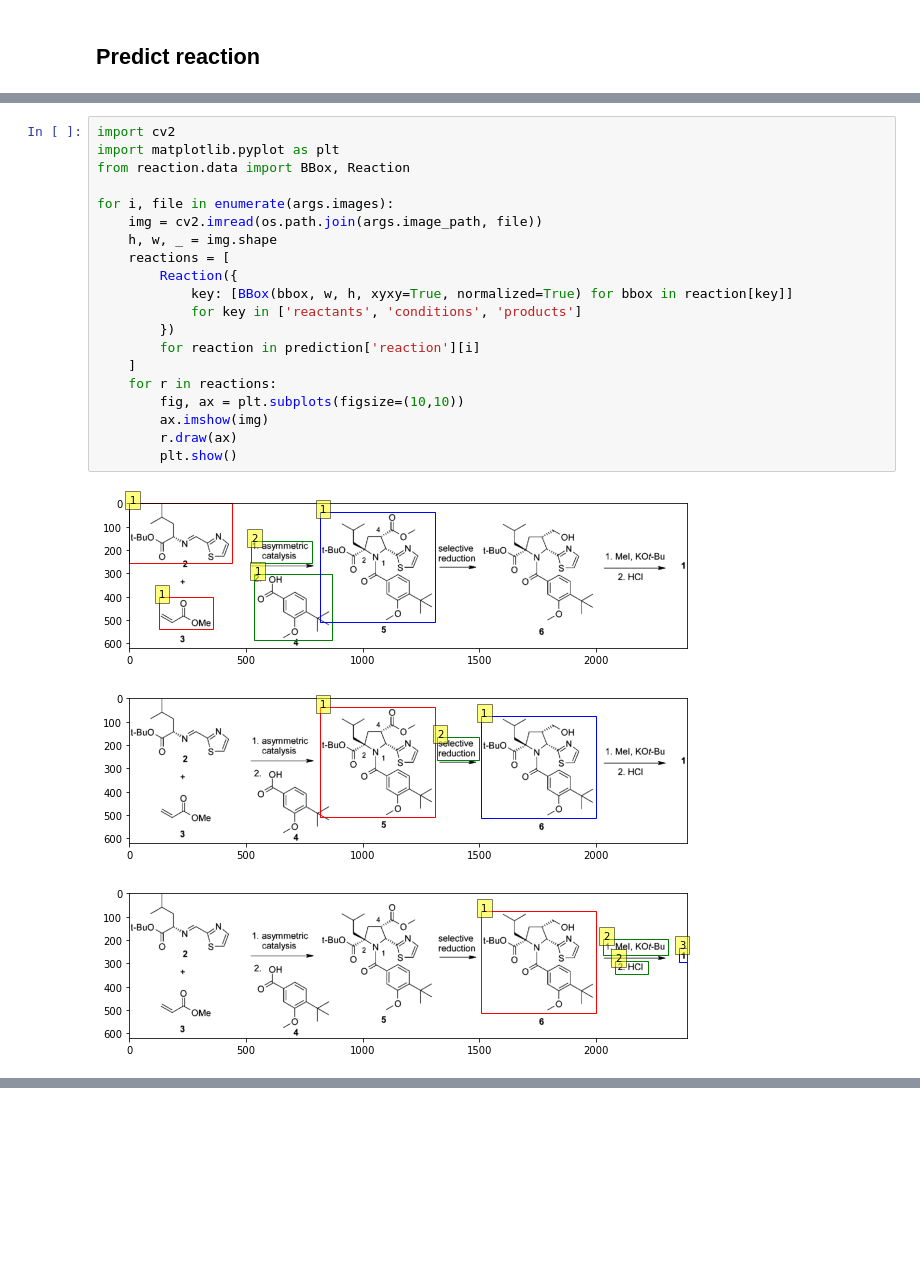
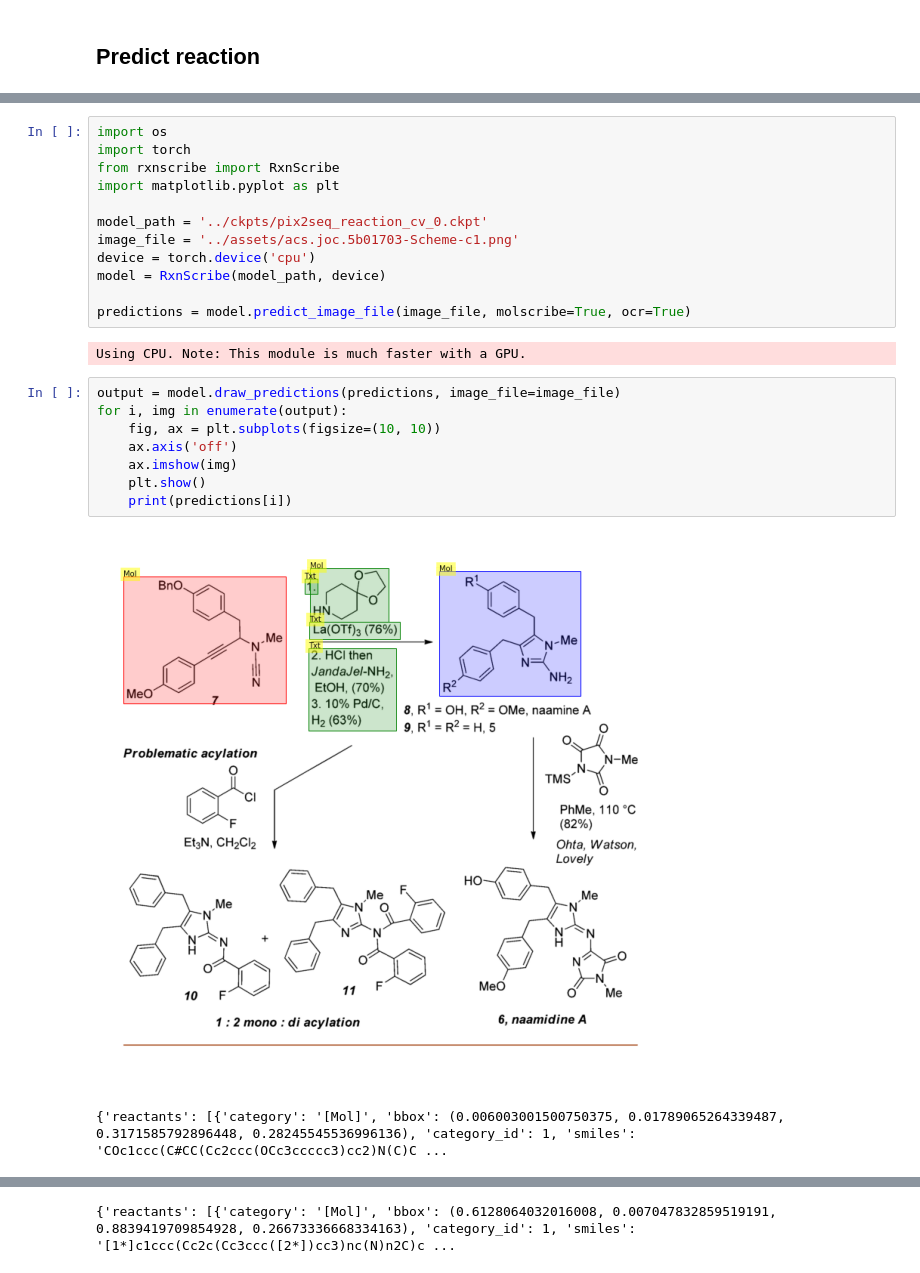
Before and after one commit to thomas0809/RxnScribe, a Jupyter notebook: notebook/predict.ipynb, the cells around one changed output, grey strips where cells are left out. Cells and saved outputs as stored; diff of their text form; blank space fills up the shorter version.

```diff
--- a/notebook/predict.ipynb
+++ b/notebook/predict.ipynb
@@ -99,24 +8,25 @@ LOCAL_RANK: 0 - CUDA_VISIBLE_DEVICES: [0,1,2,3,4,5,6,7]
-# %%
-import cv2
-import matplotlib.pyplot as plt
-from reaction.data import BBox, Reaction
-
-for i, file in enumerate(args.images):
-    img = cv2.imread(os.path.join(args.image_path, file))
-    h, w, _ = img.shape
-    reactions = [
-        Reaction({
-            key: [BBox(bbox, w, h, xyxy=True, normalized=True) for bbox in reaction[key]]
-            for key in ['reactants', 'conditions', 'products']
-        })
-        for reaction in prediction['reaction'][i]
-    ]
-    for r in reactions:
-        fig, ax = plt.subplots(figsize=(10,10))
-        ax.imshow(img)
-        r.draw(ax)
-        plt.show()
-# %% [output]
-[figure, removed]
-[figure, removed]
-[figure, removed]
+# %%
+import os
+import torch
+from rxnscribe import RxnScribe
+import matplotlib.pyplot as plt
+
+model_path = '../ckpts/pix2seq_reaction_cv_0.ckpt'
+image_file = '../assets/acs.joc.5b01703-Scheme-c1.png'
+device = torch.device('cpu')
+model = RxnScribe(model_path, device)
+
+predictions = model.predict_image_file(image_file, molscribe=True, ocr=True)
+# %% [output]
+Using CPU. Note: This module is much faster with a GPU.
+# %%
+output = model.draw_predictions(predictions, image_file=image_file)
+for i, img in enumerate(output):
+    fig, ax = plt.subplots(figsize=(10, 10))
+    ax.axis('off')
+    ax.imshow(img)
+    plt.show()
+    print(predictions[i])
+# %% [output]
+[figure, added]
+{'reactants': [{'category': '[Mol]', 'bbox': (0.006003001500750375, 0.01789065264339487, 0.3171585792896448, 0.28245545536996136), 'category_id': 1, 'smiles': 'COc1ccc(C#CC(Cc2ccc(OCc3ccccc3)cc2)N(C)C ...
@@ -122,0 +34 @@ for i, file in enumerate(args.images):
+{'reactants': [{'category': '[Mol]', 'bbox': (0.6128064032016008, 0.007047832859519191, 0.8839419709854928, 0.26673336668334163), 'category_id': 1, 'smiles': '[1*]c1ccc(Cc2c(Cc3ccc([2*])cc3)nc(N)n2C)c ...
```
Also changed, not shown: parts of 6 cells of this notebook, 1 other file.
